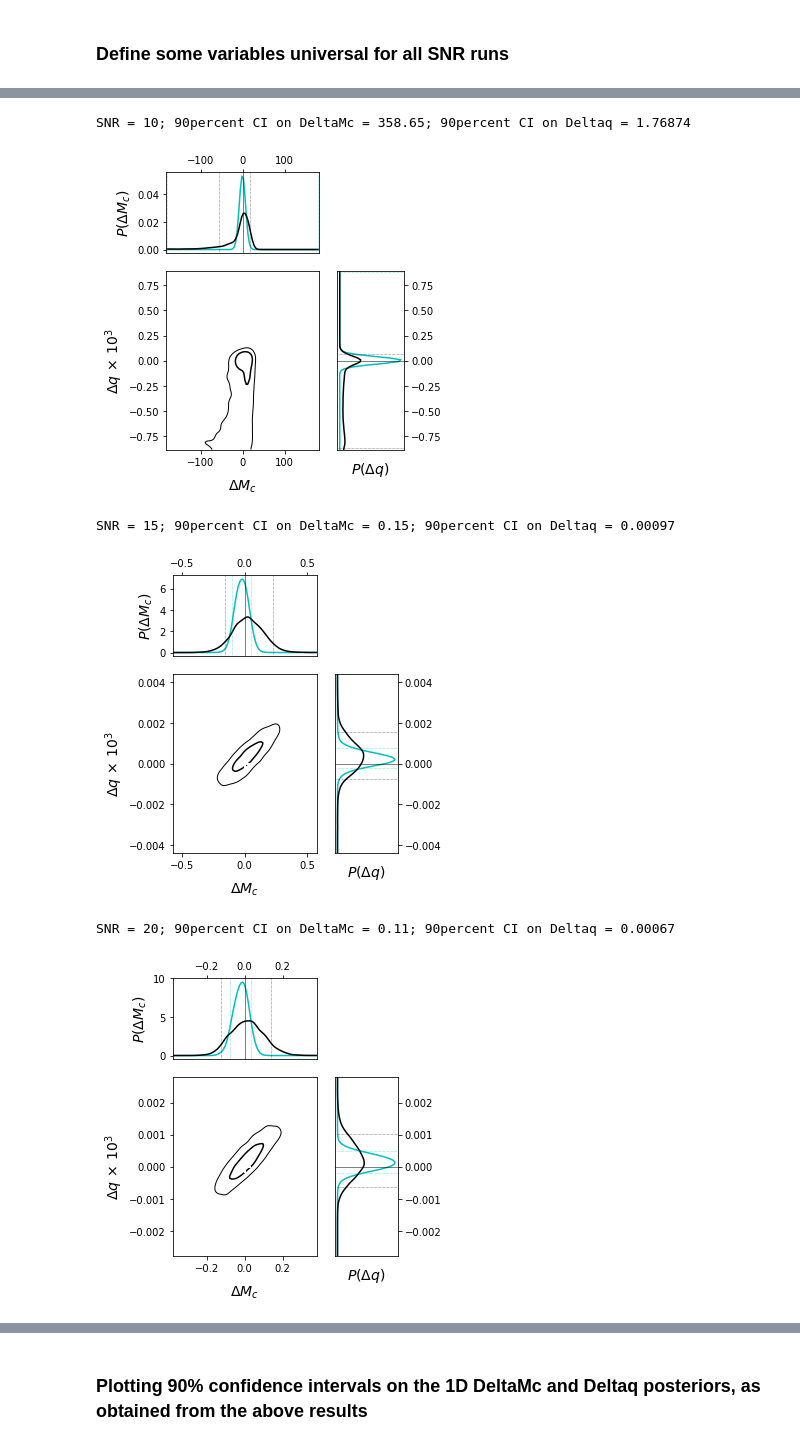
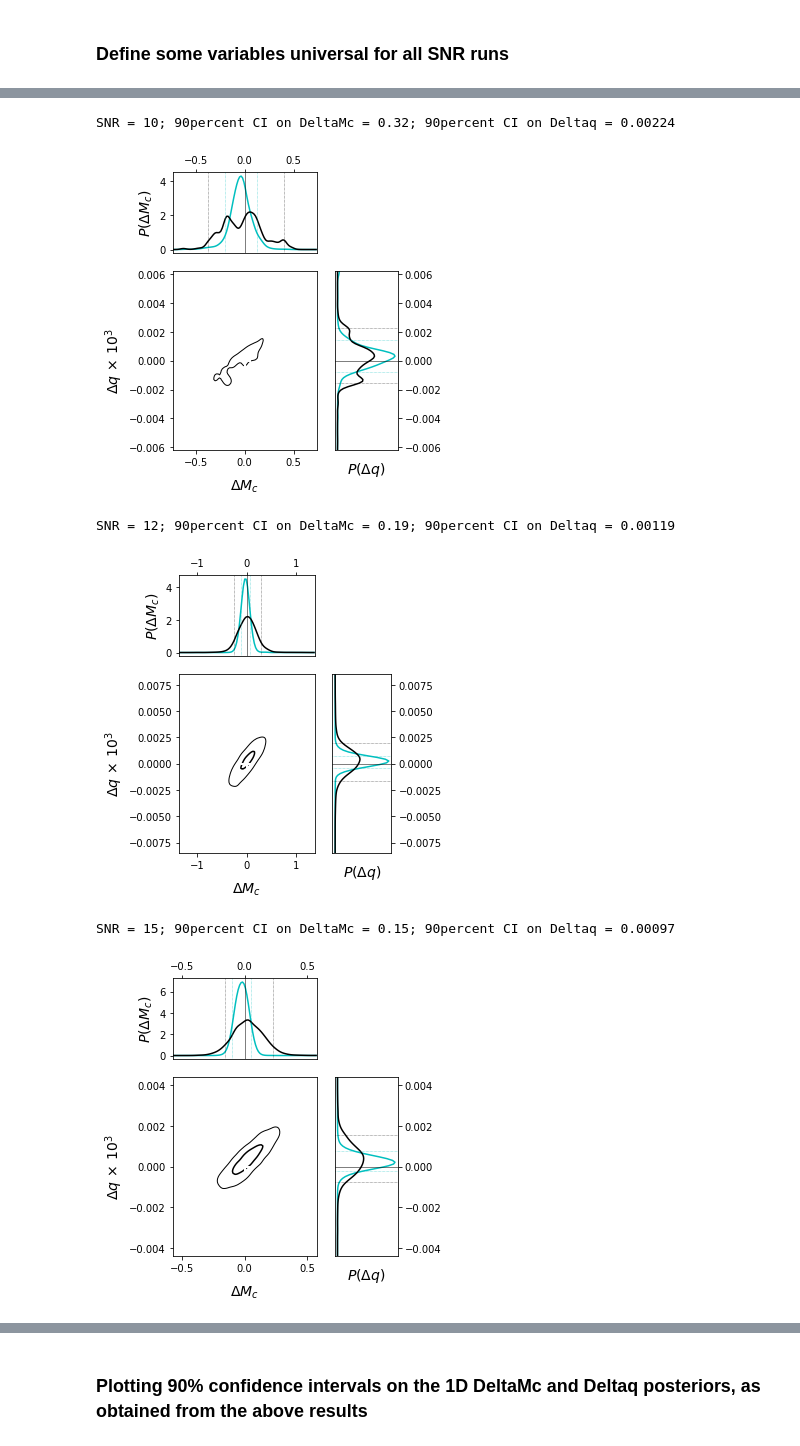
Before and after one commit to abhirup-ghosh/gr_consistency_highermodes, a Jupyter notebook: notebooks/compare_snr_15_25.ipynb, the cells around one changed output, grey strips where cells are left out. Drawn from its saved outputs; the diff is of its cells as text; code cells hidden in the pictures.

```diff
--- a/notebooks/compare_snr_15_25.ipynb
+++ b/notebooks/compare_snr_15_25.ipynb
@@ -60,5 +60,5 @@ def calc_cred_intervals_in_1d(P, x):
 # %%
 nwalkers, ndim = 100, 11
 color = ['c', 'k', '#0072b2', '#CC79A7']
-snr_list = [10, 15, 20, 25, 30, 40, 50]
+snr_list = [10, 12, 15, 20, 25, 30, 40, 50]
 # %% [markdown]
@@ -69,8 +69,8 @@ dq_90_CI = []
 
 for (idx,snr) in enumerate(snr_list):
 
-    if snr == 10:
-        num_iter, n_burnin = 10000, 5000
+    if snr == 10 or snr == 12:
+        num_iter, n_burnin = 10000, 7000
     else:
         num_iter, n_burnin = 3000, 1000
 
@@ -100,6 +100,12 @@ for (idx,snr) in enumerate(snr_list):
 
     dmc_lim = max(max(np.absolute(dmc_2d)),max(np.absolute(dmc_1d)))
     dq_lim = max(max(np.absolute(dq_2d)),max(np.absolute(dq_1d)))
+
+    if snr == 10:
+        dmc_lim = max(np.absolute(dmc_1d))
+        dq_lim = max(np.absolute(dq_1d))
+
+
     dmc_bins = np.linspace(-dmc_lim, dmc_lim, Nbins)
     dq_bins = np.linspace(-dq_lim, dq_lim, Nbins)
     dmc = np.mean(np.diff(dmc_bins))
@@ -150,36 +156,36 @@ for (idx,snr) in enumerate(snr_list):
     ax1.xaxis.tick_top()
     #ax1.set_yticks([])
 
     #ax3.pcolormesh(dmc_bins, dq_bins, tgr.gf(P_dmc_dq_2d), cmap='RdPu')
     ax3.contour(dmc_intp, dq_intp, tgr.gf(P_dmc_dq_2d), levels=(s2_2d,s1_2d), linewidths=(1,1.5), colors=color[1])
     ax3.plot(0, 0, '+', color='white', ms=12, mew=2) # for mod gr make the marker k+ , for gr make the marker w+
     ax3.set_xlabel('$\Delta M_c ~ (M_\odot)$',fontsize=14, labelpad=10)
     ax3.set_ylabel('$\Delta q \, \\times \, 10^{3}$',fontsize=14)
     #ax3.set_xticks([])
     #ax3.set_yticks([])
     ax3.set_xlim(-dmc_lim, dmc_lim)
     ax3.set_ylim(-dq_lim, dq_lim)
 
     ax2.plot(tgr.gf(P_dq_1d), dq_intp,color=color[0], lw=1.5)
     ax2.plot(tgr.gf(P_dq_marg), dq_intp,color=color[1], lw=1.5)
     ax2.axhline(0.,color='k', ls='-', lw=0.5)
     ax2.axhline(y=left2_1d_v2, color=color[0], ls=':', lw=0.5)
     ax2.axhline(y=right2_1d_v2, color=color[0], ls=':', lw=0.5)
     ax2.axhline(y=left2_marg_v2, color=color[1], ls=':', lw=0.5)
     ax2.axhline(y=right2_marg_v2, color=color[1], ls=':', lw=0.5)
     ax2.set_xlabel('$P(\Delta q)$',fontsize=14, labelpad=10)
     ax2.set_xticks([])
     #ax2.set_yticks(np.arange(-0.0015, 0.0015, 0.0005))
     #ax2.set_yticklabels(np.arange(-1.5, 1.5, 0.5), fontsize=12)
     ax2.set_ylim(-dq_lim, dq_lim)
     #ax2.set_xlim(0,np.max(P_dq_1d)*1.01)
     ax2.yaxis.tick_right()
     plt.tight_layout()
     plt.show()
 # %% [output]
-SNR = 10; 90percent CI on DeltaMc = 358.65; 90percent CI on Deltaq = 1.76874
+SNR = 10; 90percent CI on DeltaMc = 0.32; 90percent CI on Deltaq = 0.00224
-[figure, old version]
+[figure, new version]
-SNR = 15; 90percent CI on DeltaMc = 0.15; 90percent CI on Deltaq = 0.00097
+SNR = 12; 90percent CI on DeltaMc = 0.19; 90percent CI on Deltaq = 0.00119
-[figure, old version]
+[figure, new version]
-SNR = 20; 90percent CI on DeltaMc = 0.11; 90percent CI on Deltaq = 0.00067
+SNR = 15; 90percent CI on DeltaMc = 0.15; 90percent CI on Deltaq = 0.00097
-[figure, old version]
+[figure, new version]
```
Also changed, not shown: parts of 3 cells of this notebook.
